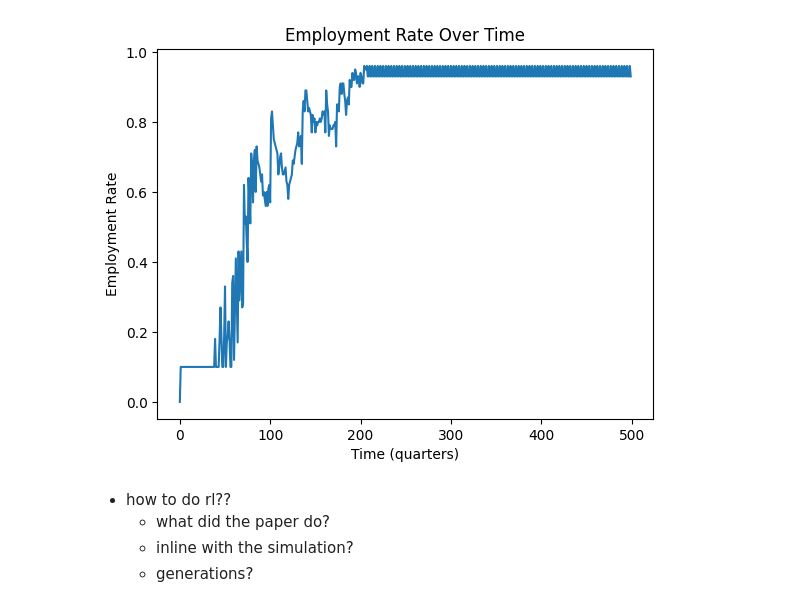
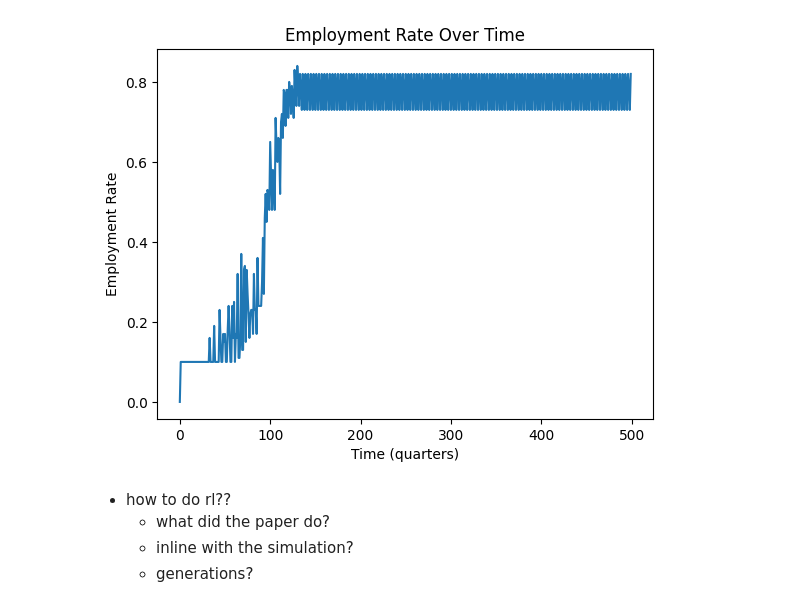
Before and after one commit to SuvrayanBandyopadhyay/AI-Economic-Simulation, a Jupyter notebook: rawdog.ipynb, the cells around one changed output. Saved outputs shown, nothing was run; the diff lists cells and outputs as text; code cells hidden in the pictures.

```diff
--- a/rawdog.ipynb
+++ b/rawdog.ipynb
@@ -14,18 +14,20 @@ class Household:
     def step(self):
         global houses, firms, bank, gov, employment_matrix, skill_matrix, hiring_firms
 
-        if (wage := sum([employment_matrix[self.i][j] for j, _ in enumerate(firms)])) == 0 and hiring_firms:
-            # of the hiring firms, pick the one i'm best at
-            j = max(hiring_firms, key=lambda x: skill_matrix[self.i][x])
-            employment_matrix[self.i][j] = 1
-            wage = firms[j].wage
-
-        self.wage = wage
+        # starting out, or if we were laid off
+        if sum([employment_matrix[self.i][j] for j, _ in enumerate(firms)]) == 0:
+            if hiring_firms:
+                # of the hiring firms, pick the one i'm best at
+                j = max(hiring_firms, key=lambda x: skill_matrix[self.i][x])
+                employment_matrix[self.i][j] = 1
+                self.wage = firms[j].wage
+            else:
+                self.wage = 0
 
         self.goods_received = [
             min(
                 self.goods_requested[j],
-                (firm.inventory + firm.production) * self.goods_requested[j] / sum([house.goods_requested[j] for house in houses])
+                (firm.inventory + firm.production) * self.goods_requested[j] / tot if (tot := sum([house.goods_requested[j] for house in houses])) else 0
             )
             for j, firm in enumerate(firms)
         ]
@@ -80,7 +82,7 @@ class Firm:
         num_employees = sum([employment_matrix[j][self.i] for j, _ in enumerate(houses)])
 
         self.inventory += self.production - consumption
-        self.production = alpha * ((labour_hours * num_employees) ** alpha)
+        self.production = (labour_hours * num_employees) ** alpha
 
         revenue = sum([house.goods_received[self.i] * self.price for house in houses])
         expenditure = self.wage * labour_hours * num_employees
@@ -92,7 +94,7 @@ class Firm:
         self.consumption_history.append(consumption)
         forecast = self.forecast_demand()
         required_production = max(0, forecast - self.inventory)
-        required = max(round(((required_production / alpha) ** (1 / alpha)) / labour_hours), 1)
+        required = max(round(required_production ** (1 / alpha) / labour_hours), 1)
         current = sum([employment_matrix[j][self.i] for j, _ in enumerate(houses)])
         diff = required - current
 
@@ -175,10 +177,10 @@ class Government:
         def wellfare_fn(rewards):
             # make sure non-negative
             if (mini := np.min(rewards)) < 0:
-                rewards -= mini
+                rewards = rewards - mini
 
-            alpha = 0.5
-            transformed = np.power(rewards, alpha)
+            exponent = 0.5
+            transformed = np.power(rewards, exponent)
             total = np.sum(transformed)
 
             if total == 0:
@@ -199,7 +201,7 @@ class Government:
 import random
 
 labour_hours = 8 # static over time
-alpha = 0.625 # production elasticity of labour
+alpha = 0.525 # production elasticity of labour
 target_inflation = 0.02
 xi = 0.2 # fraction of tax revenue to redistribute
 
@@ -215,34 +217,34 @@ firms = [Firm(
 bank = CentralBank(interest_rate=0.03)
 gov = Government(tax_rate_house=0.1, tax_rate_firm=0.2, tax_credits=[1/100 for _ in range(100)])
 
 hiring_firms = set()
 
 employment_matrix = [[0 for _ in firms] for _ in houses]
 skill_matrix = [[random.uniform(0, 1) for _ in firms] for _ in houses]
 
 import matplotlib.pyplot as plt
 
 emp = []
 
 for epoch in range(500):
     for entity in houses + firms + [bank] + [gov]:
         entity.act()
 
     for entity in houses + firms + [bank] + [gov]:
         entity.step()
 
     for entity in houses + firms + [bank] + [gov]:
         entity.comp_reward()
 
     emp.append(sum([1 for j, _ in enumerate(houses) if sum(employment_matrix[j]) > 0]) / len(houses))
 
 plt.plot(emp)
 plt.xlabel('Time (quarters)')
 plt.ylabel('Employment Rate')
 plt.title('Employment Rate Over Time')
 plt.show()
 # %% [output]
-[figure, old version]
+[figure, new version]
 # %% [markdown]
 - how to do rl??
     - what did the paper do?
```
